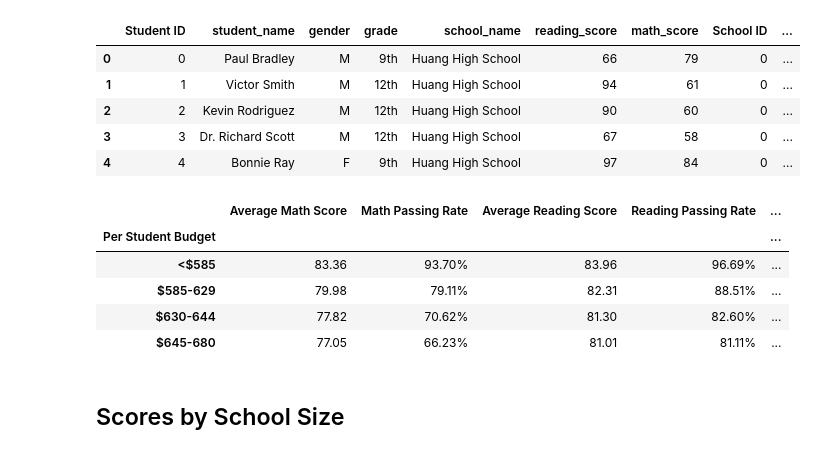
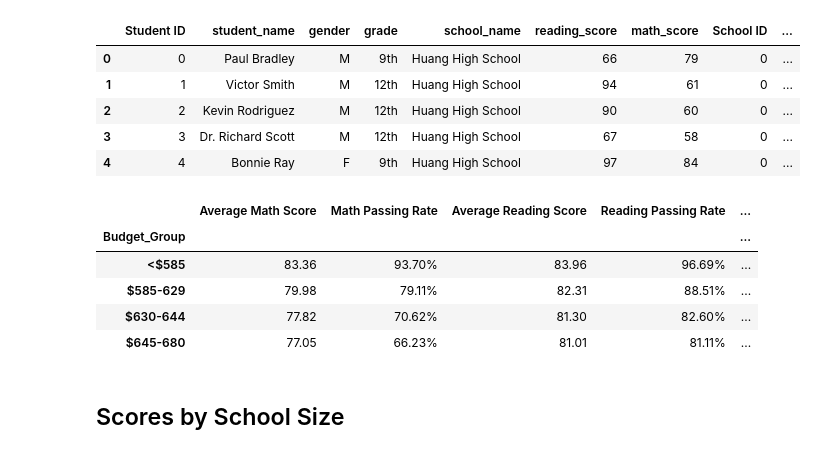
Before and after one commit to DownOnTheFarm/PyCitySchools, a Jupyter notebook: Instructions/PyCitySchools/PyCitySchools_starter.ipynb, the cells around one changed output. Cells and saved outputs as stored; diff of their text form; code cells hidden in the pictures.

```diff
--- a/Instructions/PyCitySchools/PyCitySchools_starter.ipynb
+++ b/Instructions/PyCitySchools/PyCitySchools_starter.ipynb
@@ -361,36 +361,35 @@ fullData_df['Budget_Group'] = pd.cut(fullData_df['budget']/fullData_df['size'],b
 spendGroup = fullData_df.groupby('Budget_Group')
 
 # Calculations
 avgMath_spend = spendGroup['math_score'].mean()
 avgRead_spend = spendGroup['reading_score'].mean()
 percMath_spend = fullData_df[fullData_df['math_score'] >=70].groupby('Budget_Group')['Student ID'].count()/spendGroup['Student ID'].count()
 percRead_spend = fullData_df[fullData_df['reading_score'] >=70].groupby('Budget_Group')['Student ID'].count()/spendGroup['Student ID'].count()
 percOver_spend = fullData_df[(fullData_df['reading_score'] >= 70) & (fullData_df['math_score'] >= 70)].groupby('Budget_Group')['Student ID'].count()/spendGroup['Student ID'].count()
 
 # Build and Display DataFrame
 scoresBy_spend = pd.DataFrame({"Average Math Score": avgMath_spend,
                                 "Math Passing Rate": percMath_spend,
                                     "Average Reading Score": avgRead_spend,
                                         "Reading Passing Rate": percRead_spend,
                                             "Overall Passing Rate": percOver_spend})
 # Reorder Columns
 scoresBy_spend = scoresBy_spend[['Average Math Score',
                                     'Math Passing Rate',
                                         'Average Reading Score',
                                             'Reading Passing Rate',
                                                 'Overall Passing Rate']]
 
-scoresBy_spend.index.name = "Per Student Budget"
-scoresBy_spend = scoresBy_spend.reindex(spendingRange)
+
 
 scoresBy_spend.style.format({'Average Math Score': "{:.2f}",
                               'Average Reading Score': "{:.2f}",
                                   "Math Passing Rate": "{:.2%}",
                                     "Reading Passing Rate": "{:.2%}",
                                       "Overall Passing Rate": "{:.2%}"})
 # %% [output]
 |  | Average Math Score | Math Passing Rate | Average Reading Score | Reading Passing Rate | ... |
-| Per Student Budget |  |  |  |  | ... |
+| Budget_Group |  |  |  |  | ... |
 | <$585 | 83.36 | 93.70% | 83.96 | 96.69% | ... |
 | $585-629 | 79.98 | 79.11% | 82.31 | 88.51% | ... |
 | $630-644 | 77.82 | 70.62% | 81.30 | 82.60% | ... |
```
